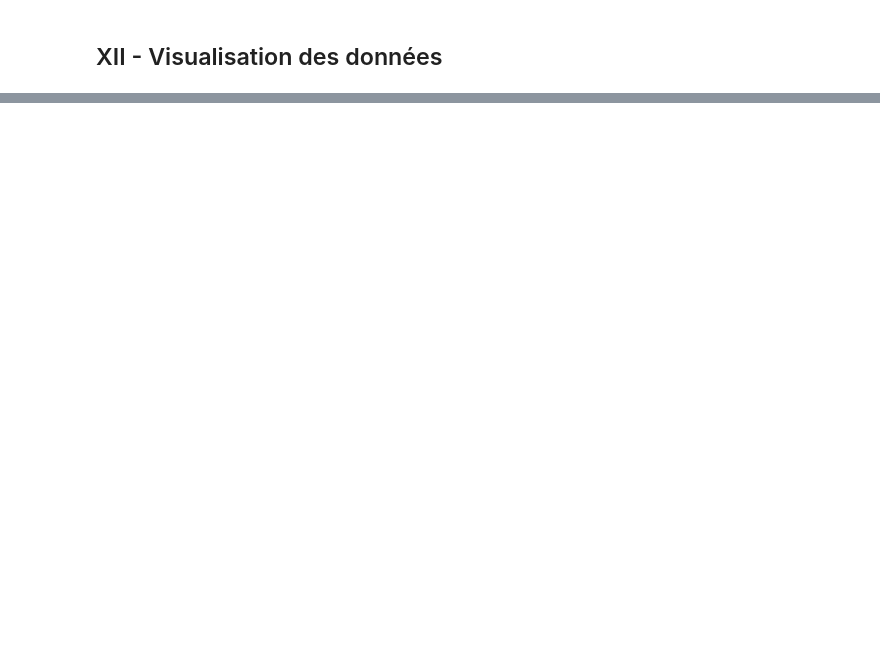
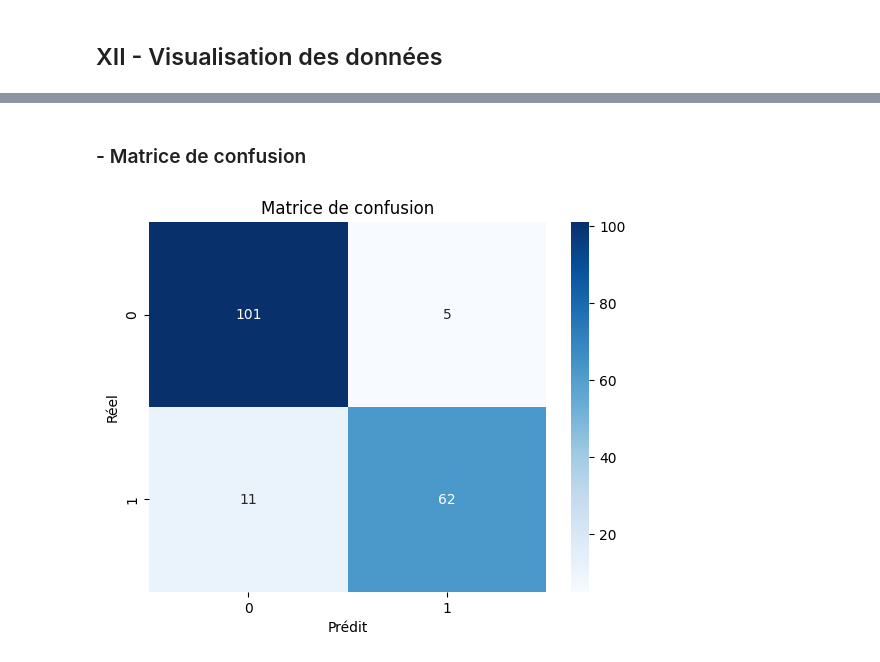
Before and after one commit to GaetanCSimplon/brief_titanic, a Jupyter notebook: model_random_forest_corrige.ipynb, the cells around one changed output, grey strips where cells are left out. Drawn from its saved outputs; the diff is of its cells as text; code cells hidden in the pictures; blank space fills up the shorter version.

```diff
--- a/model_random_forest_corrige.ipynb
+++ b/model_random_forest_corrige.ipynb
@@ -228,0 +266,16 @@ NameError: name 'sns' is not defined
+# %% [markdown]
+### - Matrice de confusion
+# %%
+cm = confusion_matrix(y_test, y_pred)
+
+sns.heatmap(cm,
+            annot=True,
+            fmt='d',
+            cmap='Blues'
+            )
+plt.xlabel('Prédit')
+plt.ylabel('Réel')
+plt.title('Matrice de confusion')
+plt.show()
+# %% [output]
+[figure, added]
```
Also changed, not shown: parts of 12 cells of this notebook, 1 other file.
